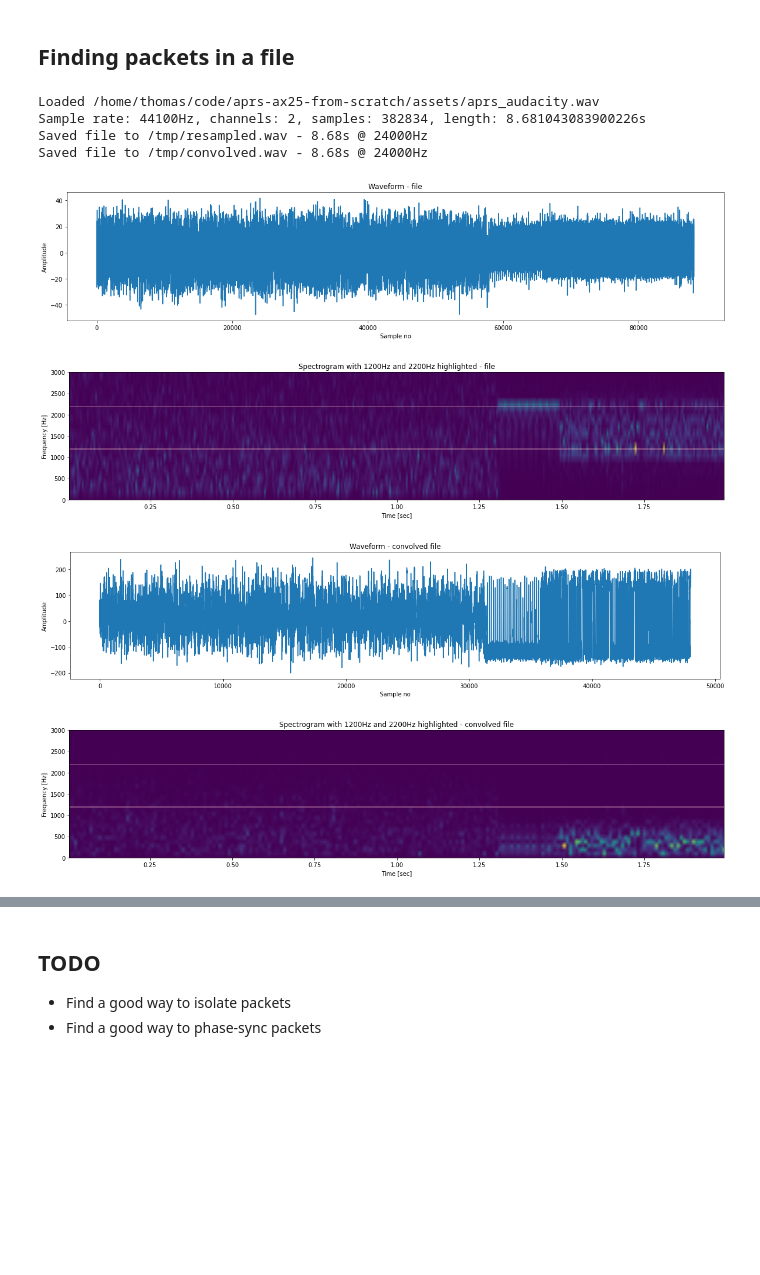
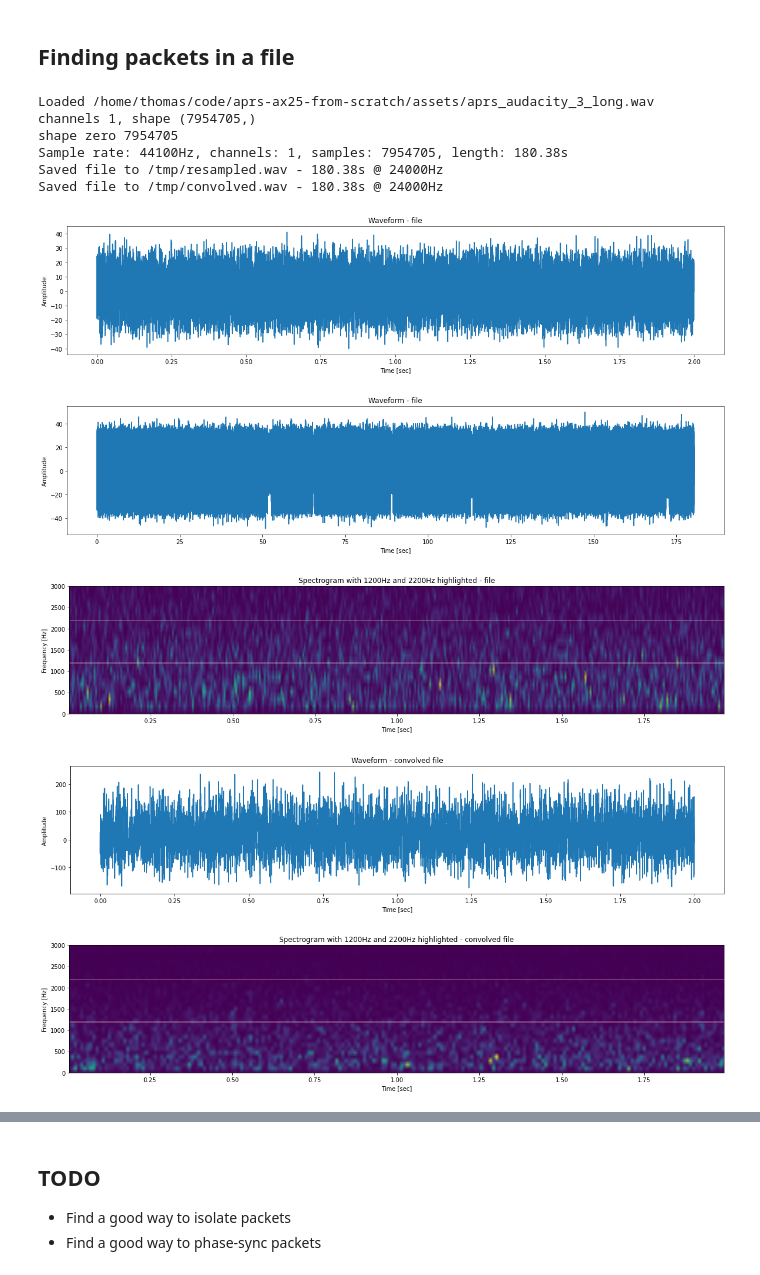
Before and after one commit to thomastoye/aprs-ax25-from-scratch, a Jupyter notebook: notebooks/notebook.ipynb, the cells around one changed output, grey strips where cells are left out. Drawn from its saved outputs; the diff is of its cells as text; code cells hidden in the pictures; blank space fills up the shorter version.

```diff
--- a/notebooks/notebook.ipynb
+++ b/notebooks/notebook.ipynb
@@ -341,15 +342,20 @@ def load_asset(name):
     file_path = (base_path / "assets" / name).resolve()
     sample_rate, file = wavfile.read(file_path)
     print(f'Loaded {file_path}')
-    print(f'Sample rate: {sample_rate}Hz, channels: {file.shape[1]}, samples: {file.shape[0]}, length: {file.shape[0]/sample_rate}s')
-    return (sample_rate, file[:,0])
+    num_channels = len(file.shape)
+    length_s = round(file.shape[0]/sample_rate, 2)
+    print(f'Sample rate: {sample_rate}Hz, channels: {num_channels}, samples: {file.shape[0]}, length: {length_s}s')
+    if num_channels is 1:
+        return (sample_rate, file)
+    else:
+        return (sample_rate, file[:,0])
 
-def show_waveform(file, comment=''):
+def show_waveform(file, fs, comment=''):
     fig, ax = plt.subplots()
-    ax.plot(file)
+    ax.plot([ n/fs for n in range(0, len(file)) ], file)
     ax.set_title(f'Waveform - {comment}')
     fig.set_figwidth(20)
-    ax.set_xlabel('Sample no')
+    ax.set_xlabel('Time [sec]')
     ax.set_ylabel('Amplitude')
 
 def show_spectrogram(file, fs, comment=''):
@@ -389,6 +395,15 @@ def save_wav(file, fs, file_path='/tmp/test.wav'):
     w.close()
 
     print(f'Saved file to {file_path} - {round(len(file)/fs, 2)}s @ {fs}Hz')
+
+def find_interestingness(x, fs, freqs=(1200, 2200), freqs_width=50):
+    # Use Welch's method to find spectral efficiency
+    f, Pxx_den = welch(x, fs, nperseg=1024)
+
+    # Select the indexes where interested in (around the two FSK frequencies)
+    indexes_to_sum = [ idx for (idx, freq) in zip(range(0, len(f)), f) if (freqs[0] - freqs_width) < freq < (freqs[0] + freqs_width) or (freqs[1] - freqs_width) < freq < (freqs[1] + freqs_width) ]
+
+    return sum(map(lambda idx: Pxx_den[idx], indexes_to_sum))
 # %%
 def butter_bandpass(lowcut, highcut, fs, order=5):
     nyq = 0.5 * fs
@@ -420,54 +435,58 @@ def apply_bandpass_to_file(file, fs):
 
     return filtered
 # %%
-file_sample_rate, file = load_asset('aprs_audacity.wav')
+file_sample_rate, file = load_asset('aprs_audacity_3_long.wav')
 file = remove_dc_bias(rescale_amplitude(file))
 
 start_second = 1
 end_second = 3
 
-show_waveform(file[int(file_sample_rate*start_second):int(file_sample_rate*end_second)], 'file')
+show_waveform(file[int(file_sample_rate*start_second):int(file_sample_rate*end_second)], file_sample_rate, 'file')
+show_waveform(file, file_sample_rate, 'file')
 show_spectrogram(file[int(file_sample_rate*start_second):int(file_sample_rate*end_second)], file_sample_rate, 'file')
 
 new_sample_rate = 24000
 
 resampled_file = resample_file(file, file_sample_rate, new_sample_rate)
 # show_spectrogram(resampled_file[int(new_sample_rate*start_second):int(new_sample_rate*end_second)], new_sample_rate, 'resampled file')
 
 def convolve_over_file(file):
     t20 = np.array([ x/20 for x in range(-10,10) ]).astype(np.longdouble)
     mf1200 = np.exp(1j*2*pi*t20*1.0)
     mf2200 = np.exp(1j*2*pi*t20*1.8)
 
     d12 = np.convolve(file, mf1200,'same')
     d22 = np.convolve(file, mf2200,'same')
 
 
 #     return abs(d22)# + abs(d22)
     return abs(d12) - abs(d22)
 
 convolved = convolve_over_file(resampled_file)
-show_waveform(convolved[int(new_sample_rate*start_second):int(new_sample_rate*end_second)], 'convolved file')
+show_waveform(convolved[int(new_sample_rate*start_second):int(new_sample_rate*end_second)], new_sample_rate, 'convolved file')
 show_spectrogram(convolved[int(new_sample_rate*start_second):int(new_sample_rate*end_second)], new_sample_rate, 'convolved file')
 
 # filtered = apply_bandpass_to_file(resampled_file, new_sample_rate)
 
 save_wav(resampled_file, new_sample_rate, '/tmp/resampled.wav')
 save_wav(convolved, new_sample_rate, '/tmp/convolved.wav')
 # save_wav(filtered, new_sample_rate, '/tmp/filtered.wav')
 
 # convolved = convolve_over_file(filtered)
 # show_waveform(convolved[int(new_sample_rate*start_second):int(new_sample_rate*end_second)])
 # show_spectrogram(convolved[int(new_sample_rate*start_second):int(new_sample_rate*end_second)], new_sample_rate)
 # %% [output]
-Loaded /home/thomas/code/aprs-ax25-from-scratch/assets/aprs_audacity.wav
-Sample rate: 44100Hz, channels: 2, samples: 382834, length: 8.681043083900226s
-Saved file to /tmp/resampled.wav - 8.68s @ 24000Hz
-Saved file to /tmp/convolved.wav - 8.68s @ 24000Hz
+Loaded /home/thomas/code/aprs-ax25-from-scratch/assets/aprs_audacity_3_long.wav
+channels 1, shape (7954705,)
+shape zero 7954705
+Sample rate: 44100Hz, channels: 1, samples: 7954705, length: 180.38s
+Saved file to /tmp/resampled.wav - 180.38s @ 24000Hz
+Saved file to /tmp/convolved.wav - 180.38s @ 24000Hz
-[figure, old version]
+[figure, new version]
-[figure, old version]
+[figure, new version]
-[figure, old version]
+[figure, new version]
-[figure, old version]
+[figure, new version]
+[figure, added]
 # %%
 def create_eye_diagram(file, fs, start, offset, freq=1200):
     n_samples = 256
```
Also changed, not shown: parts of 7 cells of this notebook, 2 other files.
